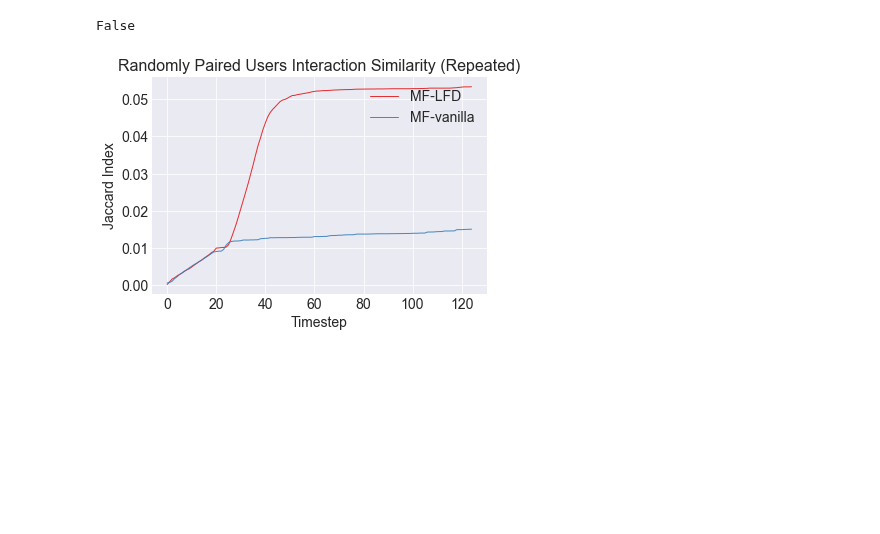
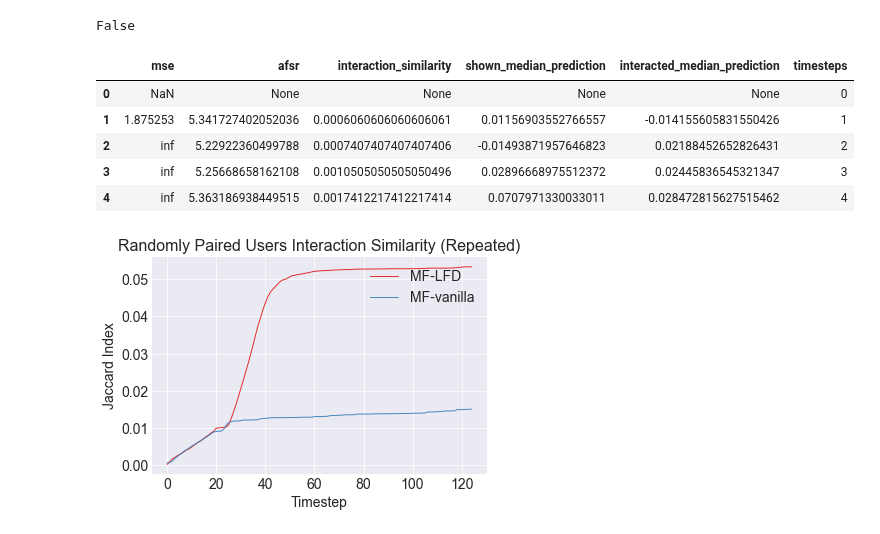
Before and after one commit to elucherini/t-recs, a Jupyter notebook: examples/MFLFDTesting.ipynb, the cells around one changed output. Cells and saved outputs as stored; diff of their text form; code cells hidden in the pictures; blank space fills up the shorter version.

```diff
--- a/examples/MFLFDTesting.ipynb
+++ b/examples/MFLFDTesting.ipynb
@@ -226,6 +227,15 @@ mflfd.run(timesteps=NUM_STEPS, train_between_steps=True, reset_interactions=Fals
 # %%
 mflfd_metrics = pd.DataFrame(mflfd.get_measurements())
 mf_metrics = pd.DataFrame(mf.get_measurements())
+# %%
+mf_metrics.head()
+# %% [output]
+|  | mse | afsr | interaction_similarity | shown_median_prediction | interacted_median_prediction | timesteps |
+| 0 | NaN | None | None | None | None | 0 |
+| 1 | 1.875253 | 5.341727402052036 | 0.0006060606060606061 | 0.01156903552766557 | -0.014155605831550426 | 1 |
+| 2 | inf | 5.22922360499788 | 0.0007407407407407406 | -0.01493871957646823 | 0.02188452652826431 | 2 |
+| 3 | inf | 5.25668658162108 | 0.0010505050505050496 | 0.02896668975512372 | 0.02445836545321347 | 3 |
+| 4 | inf | 5.363186938449515 | 0.0017412217412217414 | 0.0707971330033011 | 0.028472815627515462 | 4 |
 # %%
 def plot_metric(df1, df2, model1_lab, model2_lab, metric_var, ylab, title):
     #mflfd_metrics = pd.DataFrame(mflfd.get_measurements())
```
Also changed, not shown: parts of 19 cells of this notebook.
